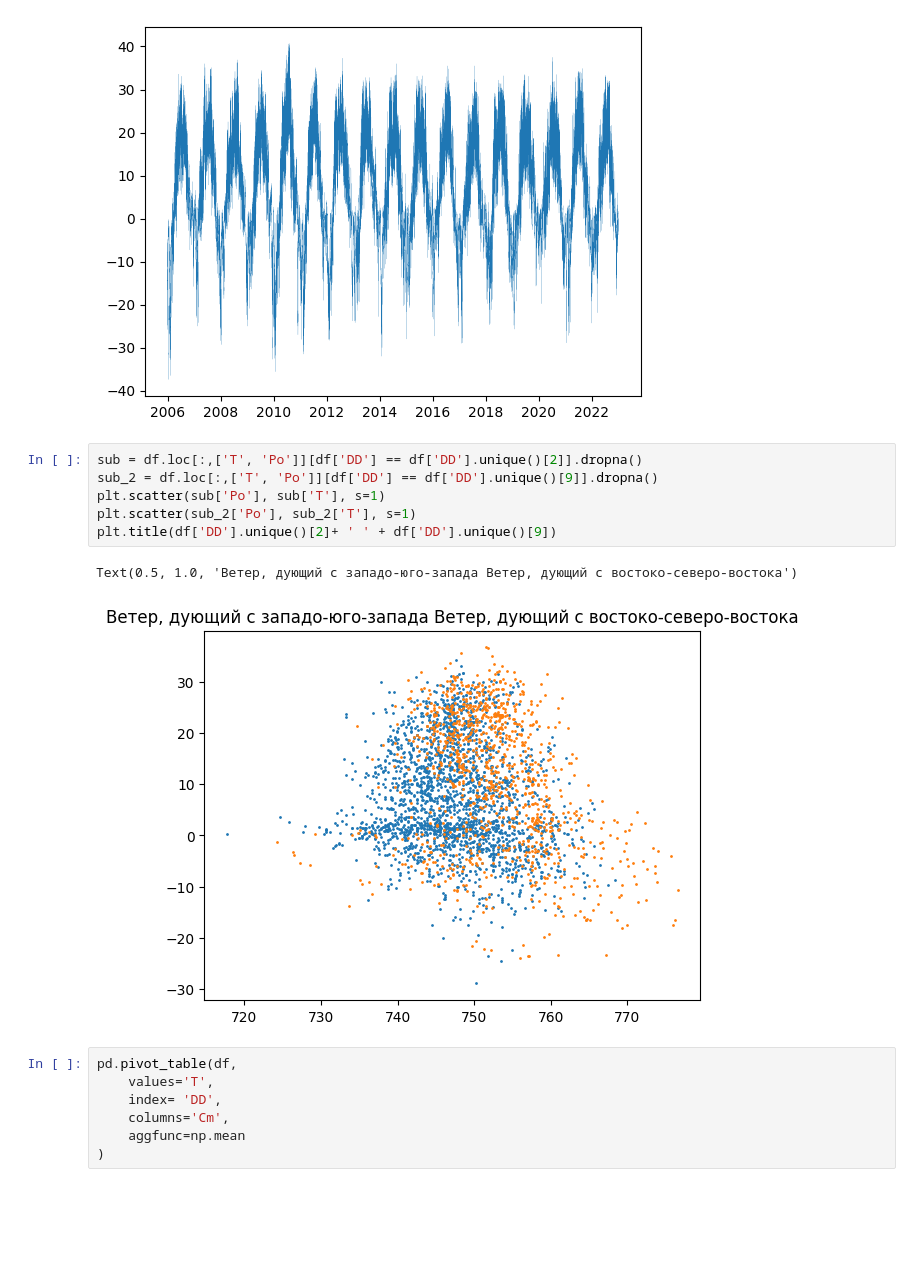
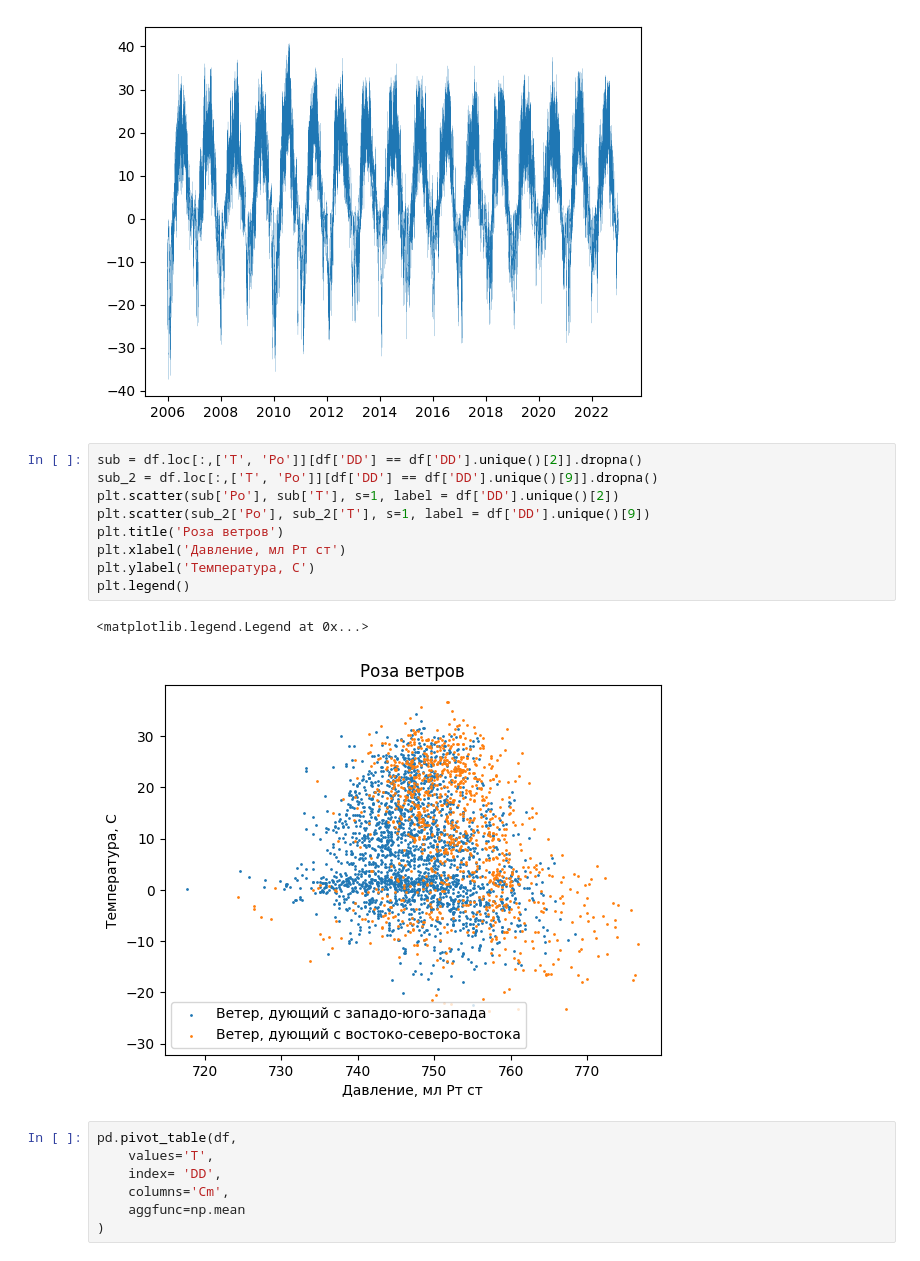
Before and after one commit to OneMoreGate/Machine_learning_MIPT, a Jupyter notebook: Week_2/weather_research.ipynb, the cells around one changed output. Cells and saved outputs as stored; diff of their text form; blank space fills up the shorter version.

```diff
--- a/Week_2/weather_research.ipynb
+++ b/Week_2/weather_research.ipynb
@@ -53,12 +53,15 @@ plt.plot(sub_Time_T['Date'], sub_Time_T['Temperature'], linewidth = 0.1)
 # %%
 sub = df.loc[:,['T', 'Po']][df['DD'] == df['DD'].unique()[2]].dropna()
 sub_2 = df.loc[:,['T', 'Po']][df['DD'] == df['DD'].unique()[9]].dropna()
-plt.scatter(sub['Po'], sub['T'], s=1)
-plt.scatter(sub_2['Po'], sub_2['T'], s=1)
-plt.title(df['DD'].unique()[2]+ ' ' + df['DD'].unique()[9])
+plt.scatter(sub['Po'], sub['T'], s=1, label = df['DD'].unique()[2])
+plt.scatter(sub_2['Po'], sub_2['T'], s=1, label = df['DD'].unique()[9])
+plt.title('Роза ветров')
+plt.xlabel('Давление, мл Рт ст')
+plt.ylabel('Температура, С')
+plt.legend()
 # %% [output]
-Text(0.5, 1.0, 'Ветер, дующий с западо-юго-запада Ветер, дующий с востоко-северо-востока')
+<matplotlib.legend.Legend at 0x...>
-[figure, old version]
+[figure, new version]
 # %%
 pd.pivot_table(df,
     values='T',
```
Also changed, not shown: parts of 3 cells of this notebook, 25 other files.
